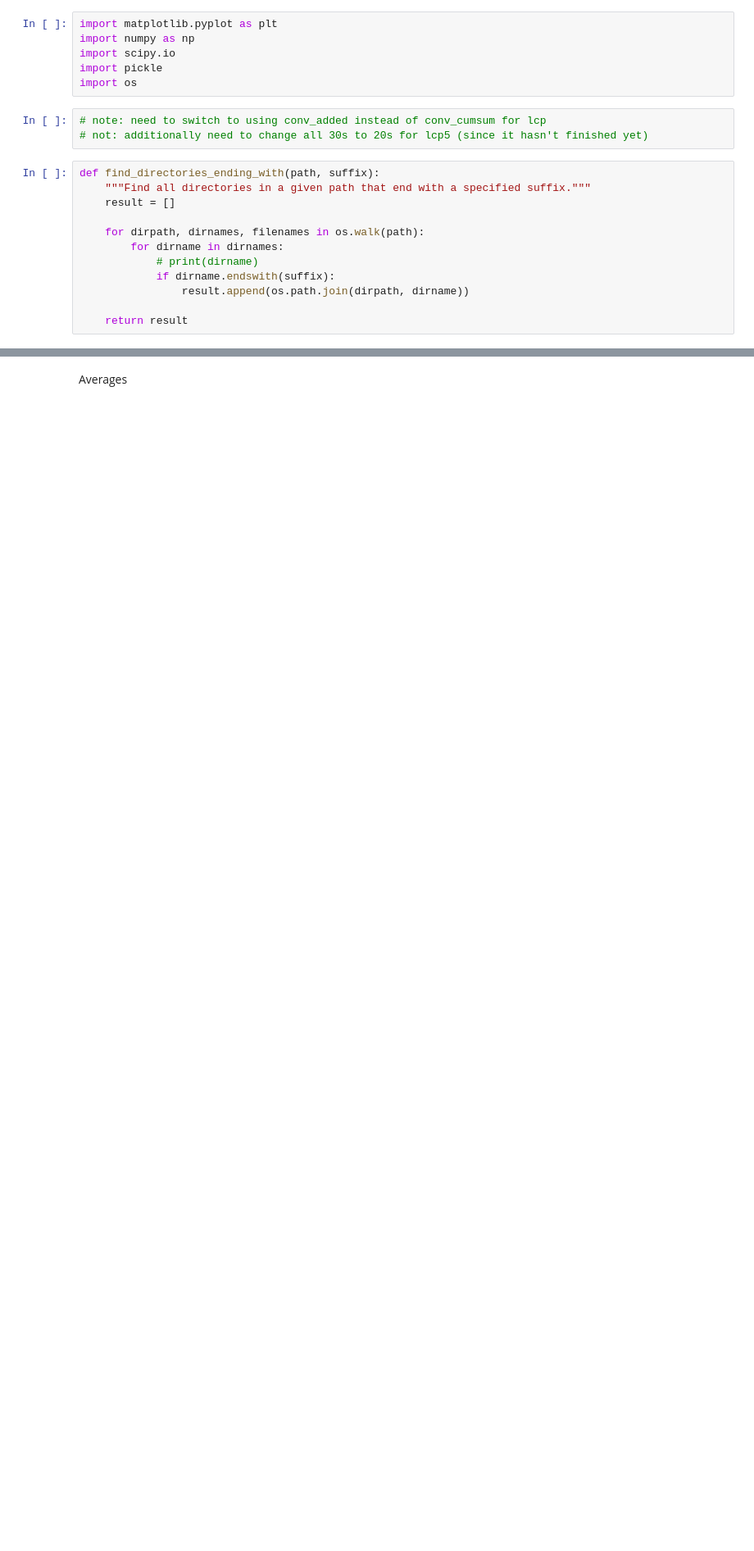
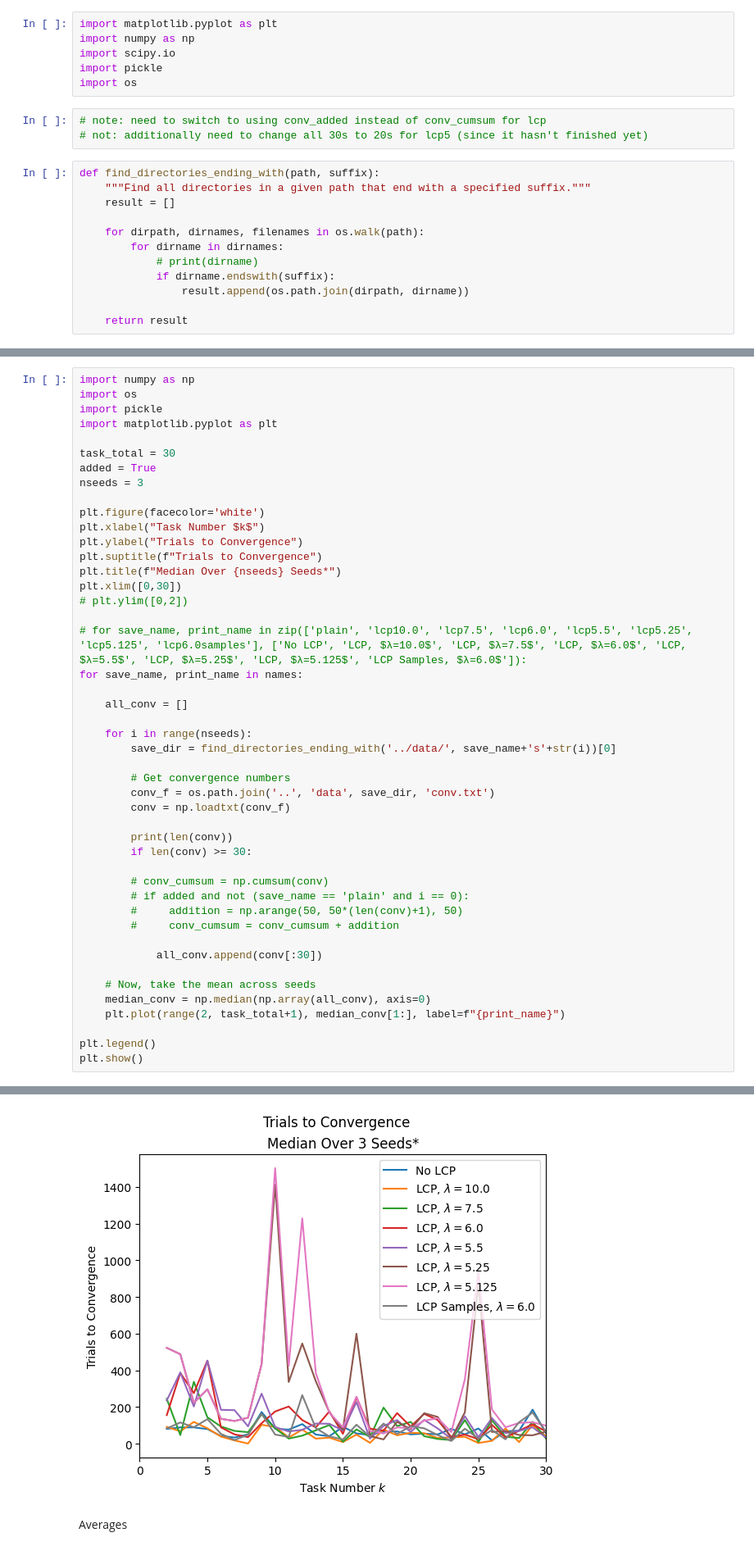
Before and after one commit to atkirtland/learning-2-learn, a Jupyter notebook: analysis/running-avg_2023-10-11.ipynb, the cells around one changed output, grey strips where cells are left out. Shown at 82% size. Saved outputs shown, nothing was run; the diff lists cells and outputs as text; blank space fills up the shorter version.

```diff
--- a/analysis/running-avg_2023-10-11.ipynb
+++ b/analysis/running-avg_2023-10-11.ipynb
@@ -23,0 +37,47 @@ def find_directories_ending_with(path, suffix):
+# %%
+import numpy as np
+import os
+import pickle
+import matplotlib.pyplot as plt
+
+task_total = 30
+added = True
+nseeds = 3
+
+plt.figure(facecolor='white')
+plt.xlabel("Task Number $k$")
+plt.ylabel("Trials to Convergence")
+plt.suptitle(f"Trials to Convergence")
+plt.title(f"Median Over {nseeds} Seeds*")
+plt.xlim([0,30])
+# plt.ylim([0,2])
+
+# for save_name, print_name in zip(['plain', 'lcp10.0', 'lcp7.5', 'lcp6.0', 'lcp5.5', 'lcp5.25', 'lcp5.125', 'lcp6.0samples'], ['No LCP', 'LCP, $λ=10.0$', 'LCP, $λ=7.5$', 'LCP, $λ=6.0$', 'LCP, $λ=5.5$', 'LCP, $λ=5.25$', 'LCP, $λ=5.125$', 'LCP Samples, $λ=6.0$']):
+for save_name, print_name in names:
+
+    all_conv = []
+
+    for i in range(nseeds):
+        save_dir = find_directories_ending_with('../data/', save_name+'s'+str(i))[0]
+
+        # Get convergence numbers
+        conv_f = os.path.join('..', 'data', save_dir, 'conv.txt')
+        conv = np.loadtxt(conv_f)
+
+        print(len(conv))
+        if len(conv) >= 30:
+
+        # conv_cumsum = np.cumsum(conv)
+        # if added and not (save_name == 'plain' and i == 0):
+        #     addition = np.arange(50, 50*(len(conv)+1), 50)
+        #     conv_cumsum = conv_cumsum + addition
+
+            all_conv.append(conv[:30])
+
+    # Now, take the mean across seeds
+    median_conv = np.median(np.array(all_conv), axis=0)
+    plt.plot(range(2, task_total+1), median_conv[1:], label=f"{print_name}")
+
+plt.legend()
+plt.show()
+# %% [output]
@@ -24,3 +101,4 @@ def find_directories_ending_with(path, suffix):
+[figure, added]
 # %% [markdown]
 Averages
 # %%
```
Also changed, not shown: parts of 5 cells of this notebook, 39 other files.
